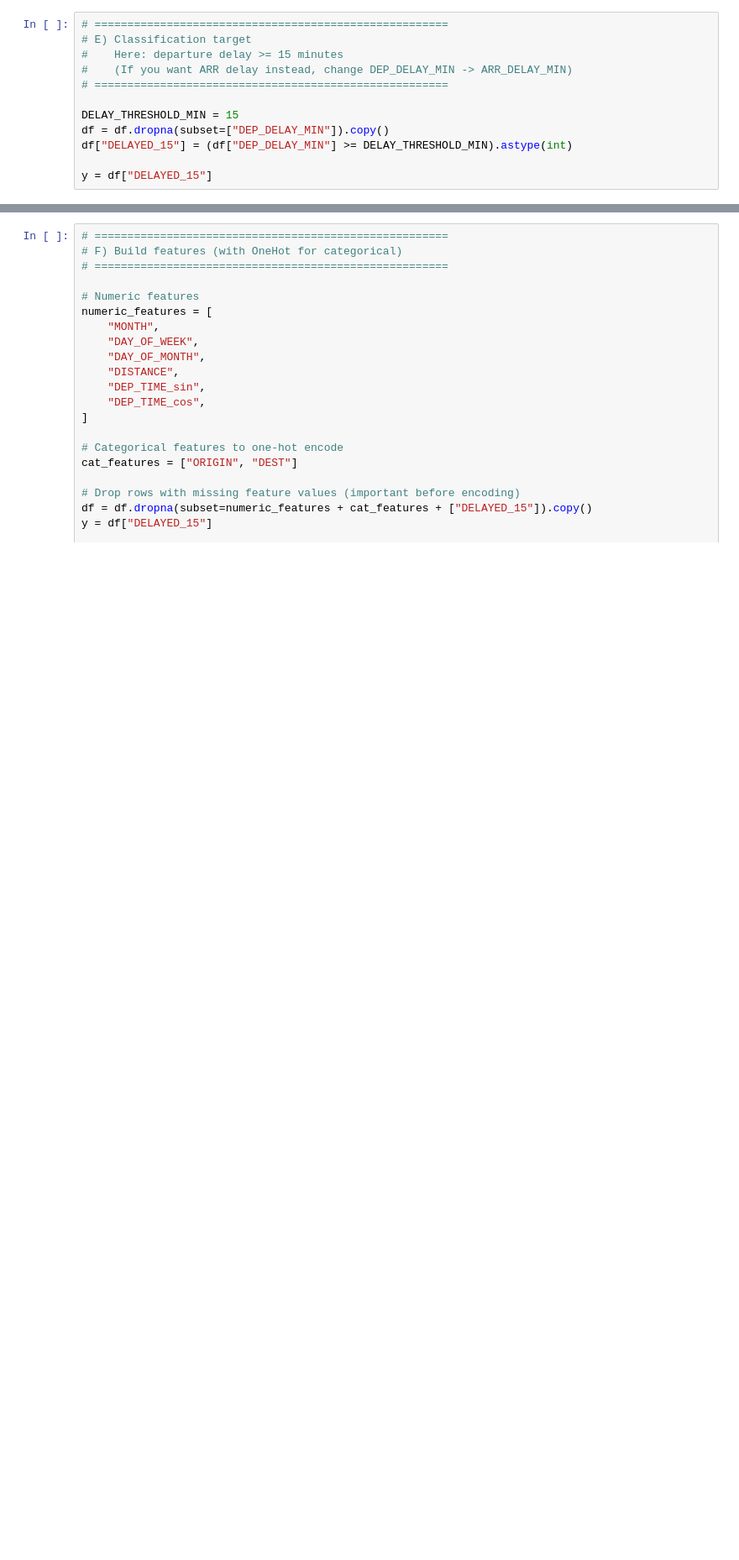
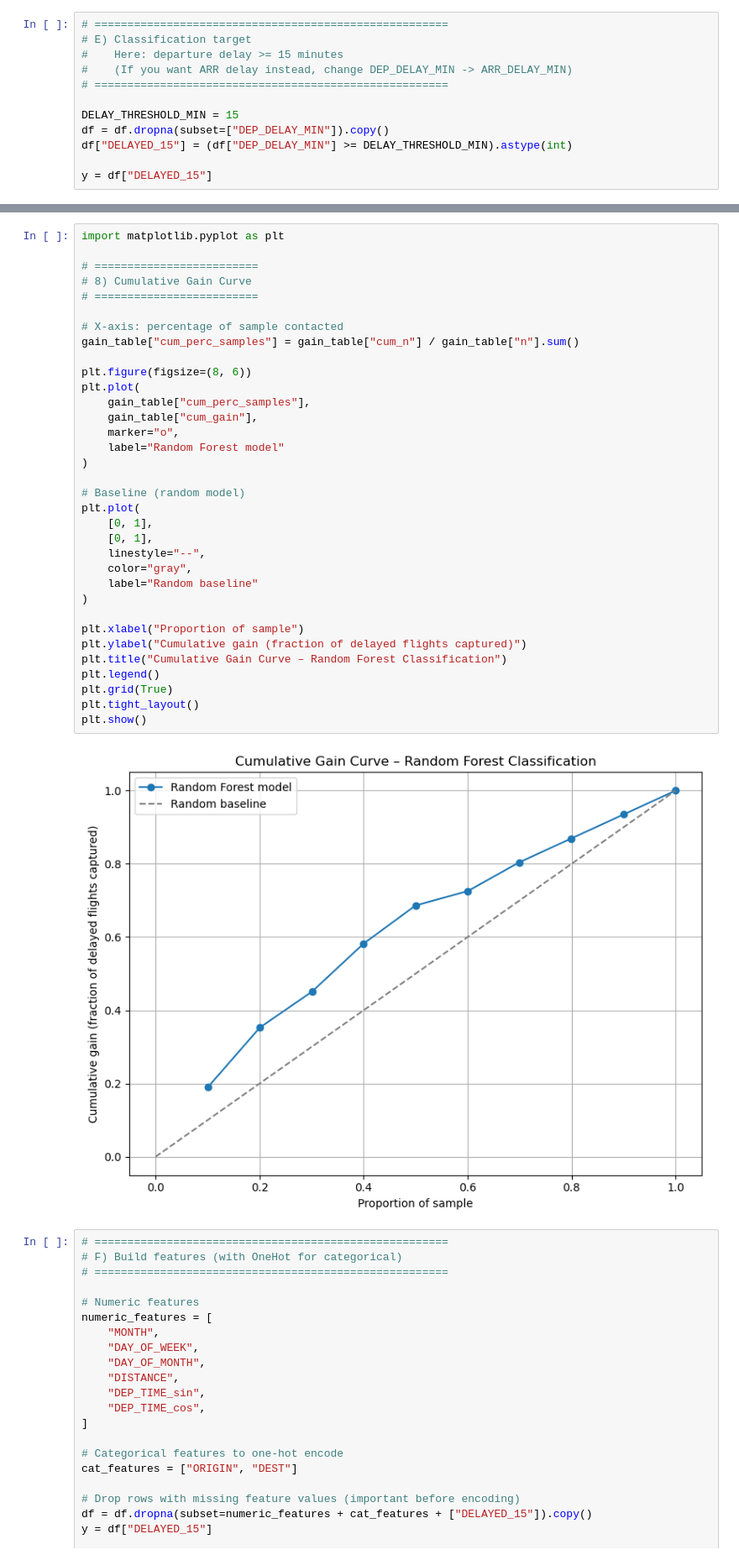
Before and after one commit to mikh21ac/ML, a Jupyter notebook: Classifier.ipynb, the cells around one changed output, grey strips where cells are left out. Shown at 84% size. Saved outputs shown, nothing was run; the diff lists cells and outputs as text; blank space fills up the shorter version.

```diff
--- a/Classifier.ipynb
+++ b/Classifier.ipynb
@@ -136,3 +249,39 @@ y = df["DELAYED_15"]
+# %%
+import matplotlib.pyplot as plt
+
+# =========================
+# 8) Cumulative Gain Curve
+# =========================
+
+# X-axis: percentage of sample contacted
+gain_table["cum_perc_samples"] = gain_table["cum_n"] / gain_table["n"].sum()
+
+plt.figure(figsize=(8, 6))
+plt.plot(
+    gain_table["cum_perc_samples"],
+    gain_table["cum_gain"],
+    marker="o",
+    label="Random Forest model"
+)
+
+# Baseline (random model)
+plt.plot(
+    [0, 1],
+    [0, 1],
+    linestyle="--",
+    color="gray",
+    label="Random baseline"
+)
+
+plt.xlabel("Proportion of sample")
+plt.ylabel("Cumulative gain (fraction of delayed flights captured)")
+plt.title("Cumulative Gain Curve – Random Forest Classification")
+plt.legend()
+plt.grid(True)
+plt.tight_layout()
+plt.show()
+# %% [output]
+[figure, added]
 # %%
 # ======================================================
 # F) Build features (with OneHot for categorical)
```
Also changed, not shown: parts of 9 cells of this notebook.
